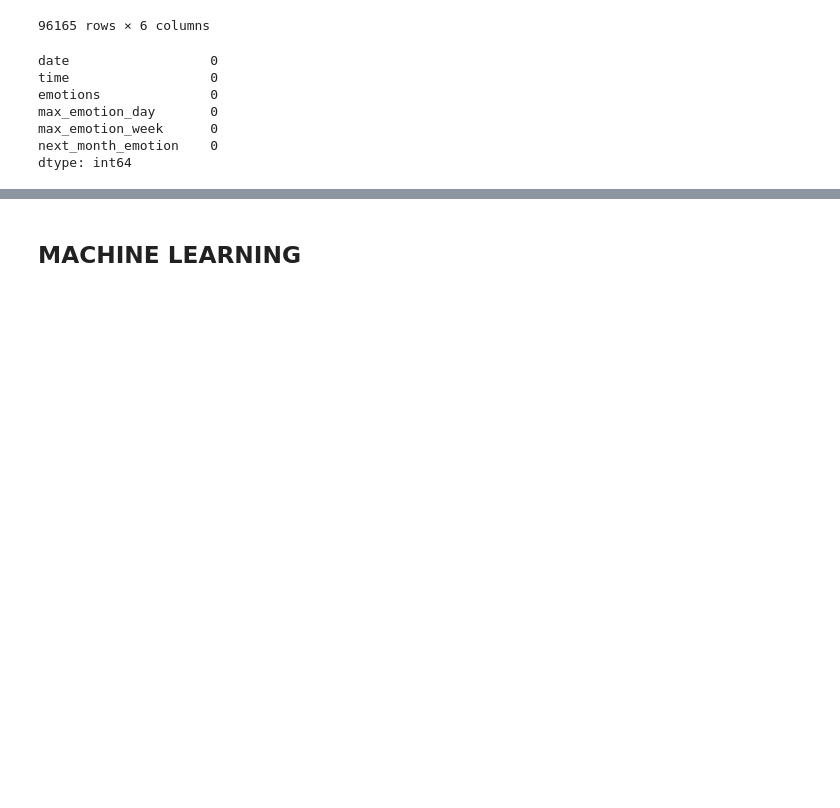
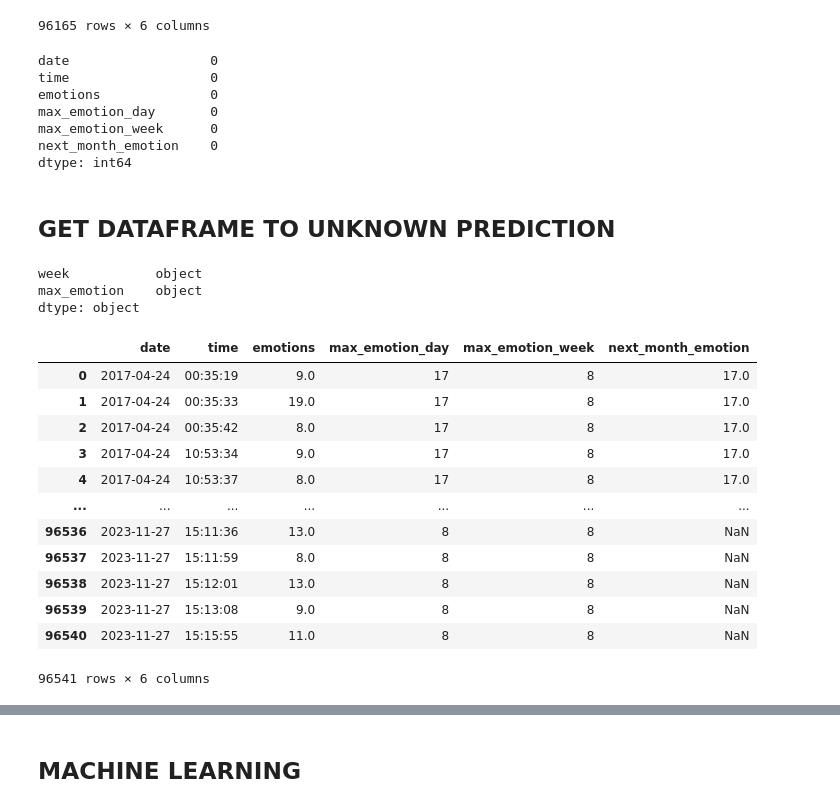
Before and after one commit to emmacunill/Take_Care, a Jupyter notebook: notebooks/transform.ipynb, the cells around one changed output, grey strips where cells are left out. Drawn from its saved outputs; the diff is of its cells as text; code cells hidden in the pictures; blank space fills up the shorter version.

Commit message:
Done with the next month prediction

```diff
--- a/notebooks/transform.ipynb
+++ b/notebooks/transform.ipynb
@@ -377,3 +378,5 @@ max_emotion_day       0
 max_emotion_week      0
 next_month_emotion    0
 dtype: int64
+# %% [markdown]
+## GET DATAFRAME TO UNKNOWN PREDICTION
@@ -379,0 +450,20 @@ dtype: int64
+# %%
+fdf = final_emotion_df(df)
+fdf
+# %% [output]
+week           object
+max_emotion    object
+dtype: object
+|  | date | time | emotions | max_emotion_day | max_emotion_week | next_month_emotion |
+| 0 | 2017-04-24 | 00:35:19 | 9.0 | 17 | 8 | 17.0 |
+| 1 | 2017-04-24 | 00:35:33 | 19.0 | 17 | 8 | 17.0 |
+| 2 | 2017-04-24 | 00:35:42 | 8.0 | 17 | 8 | 17.0 |
+| 3 | 2017-04-24 | 10:53:34 | 9.0 | 17 | 8 | 17.0 |
+| 4 | 2017-04-24 | 10:53:37 | 8.0 | 17 | 8 | 17.0 |
+| ... | ... | ... | ... | ... | ... | ... |
+| 96536 | 2023-11-27 | 15:11:36 | 13.0 | 8 | 8 | NaN |
+| 96537 | 2023-11-27 | 15:11:59 | 8.0 | 8 | 8 | NaN |
+| 96538 | 2023-11-27 | 15:12:01 | 13.0 | 8 | 8 | NaN |
+| 96539 | 2023-11-27 | 15:13:08 | 9.0 | 8 | 8 | NaN |
+| 96540 | 2023-11-27 | 15:15:55 | 11.0 | 8 | 8 | NaN |
+96541 rows × 6 columns
```
Also changed, not shown: parts of 9 cells of this notebook.
